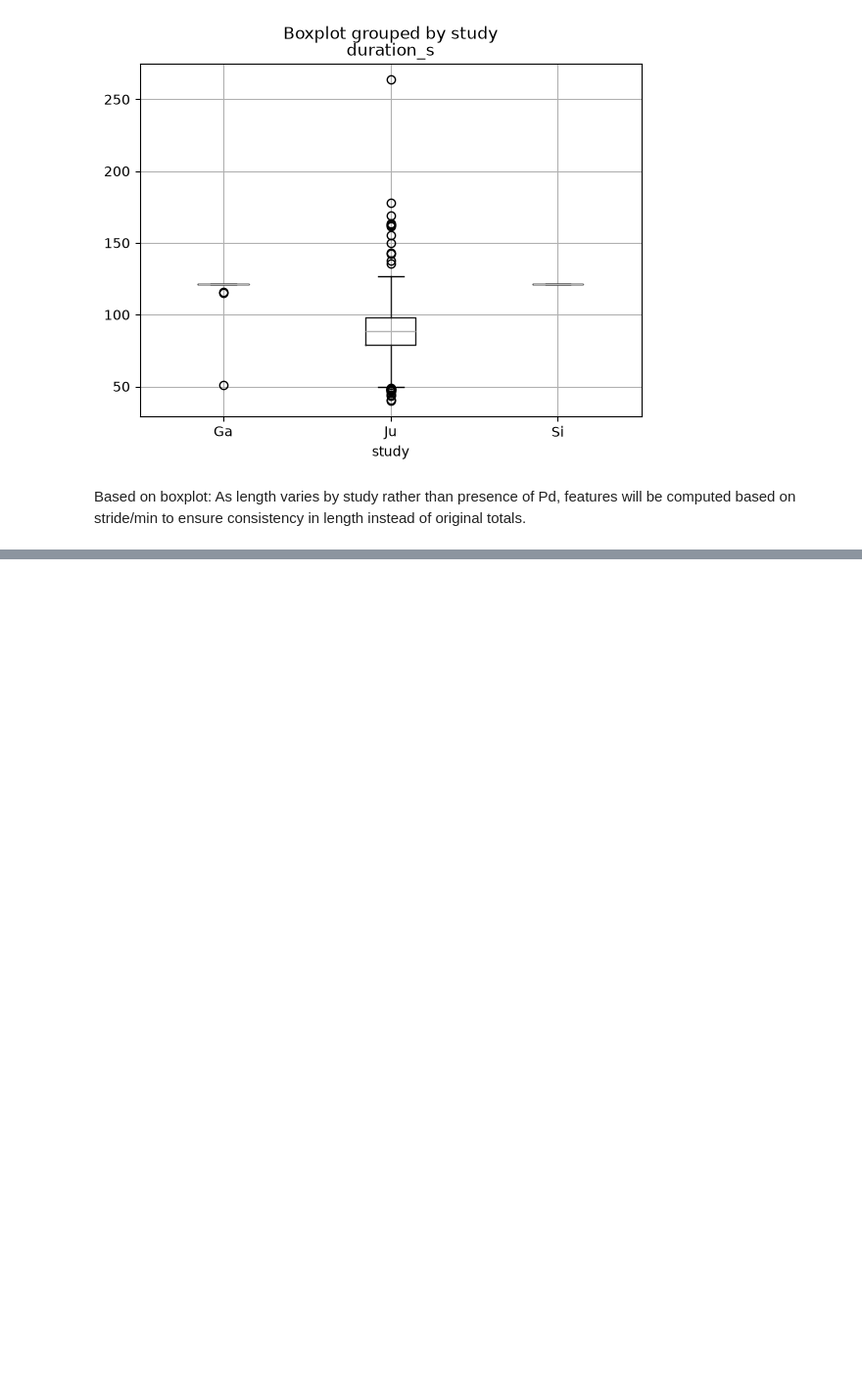
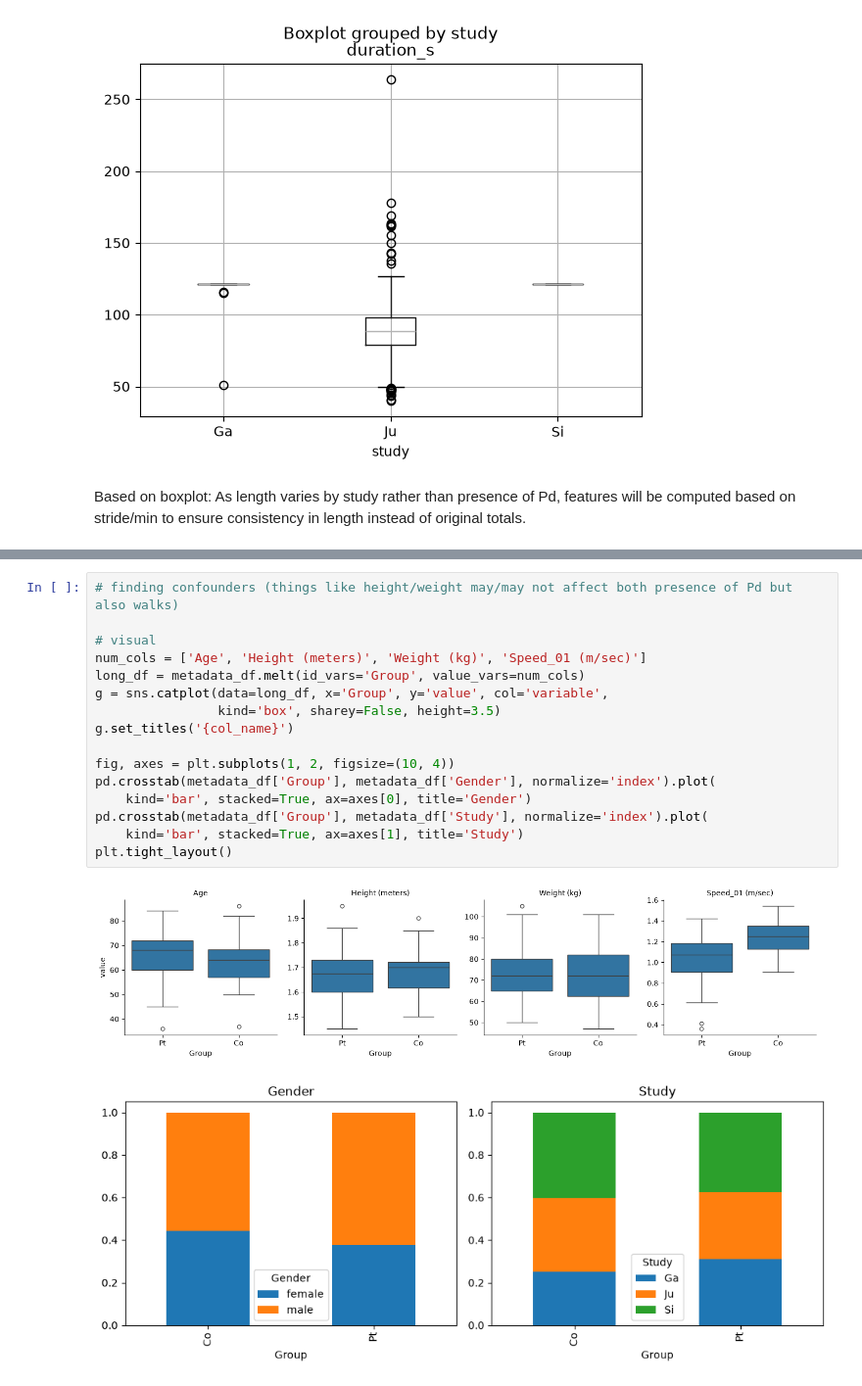
Before and after one commit to yenfay/it1244-project, a Jupyter notebook: notebooks/eda.ipynb, the cells around one changed output, grey strips where cells are left out. Shown at 98% size. Saved outputs shown, nothing was run; the diff lists cells and outputs as text; blank space fills up the shorter version.

Commit message:
metrics for confounders

```diff
--- a/notebooks/eda.ipynb
+++ b/notebooks/eda.ipynb
@@ -102,0 +94,19 @@ Si     29   35
+# %%
+# finding confounders (things like height/weight may/may not affect both presence of Pd but also walks)
+
+# visual
+num_cols = ['Age', 'Height (meters)', 'Weight (kg)', 'Speed_01 (m/sec)']
+long_df = metadata_df.melt(id_vars='Group', value_vars=num_cols)
+g = sns.catplot(data=long_df, x='Group', y='value', col='variable',
+                kind='box', sharey=False, height=3.5)
+g.set_titles('{col_name}')
+
+fig, axes = plt.subplots(1, 2, figsize=(10, 4))
+pd.crosstab(metadata_df['Group'], metadata_df['Gender'], normalize='index').plot(
+    kind='bar', stacked=True, ax=axes[0], title='Gender')
+pd.crosstab(metadata_df['Group'], metadata_df['Study'], normalize='index').plot(
+    kind='bar', stacked=True, ax=axes[1], title='Study')
+plt.tight_layout()
+# %% [output]
+[figure, added]
+[figure, added]
```
Also changed, not shown: parts of 5 cells of this notebook, 1 other file.
